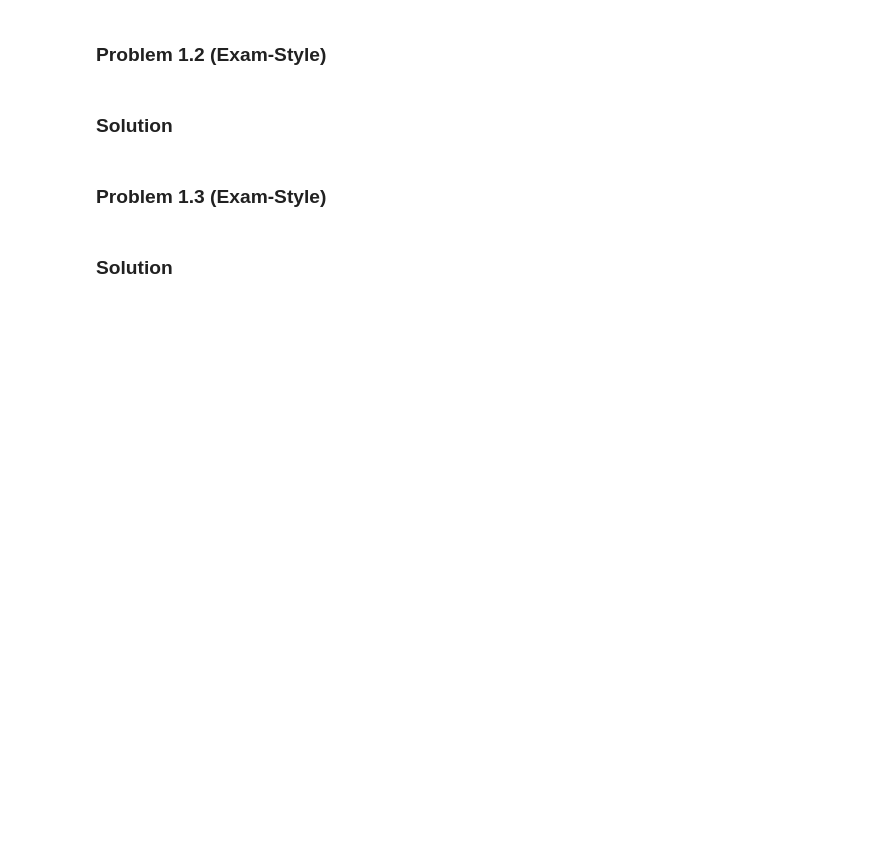
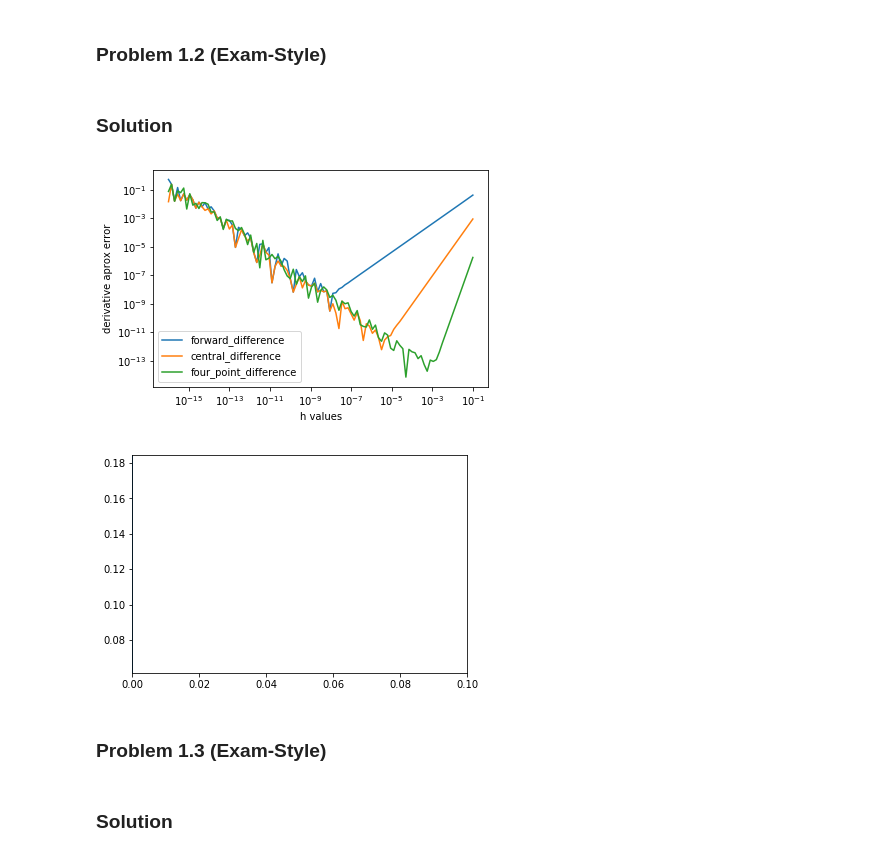
Before and after one commit to amanmibra/cs371, a Jupyter notebook: homework05/homework05.ipynb, the cells around one changed output. Saved outputs shown, nothing was run; the diff lists cells and outputs as text; code cells hidden in the pictures; blank space fills up the shorter version.

```diff
--- a/homework05/homework05.ipynb
+++ b/homework05/homework05.ipynb
@@ -35,6 +49,29 @@ def error(method, f, d, x):
 ### Problem 1.2 (Exam-Style)
 # %% [markdown]
 ### Solution
+# %%
+def central_difference(f, x, h=1.e-5):
+    assert h > 0, 'h must be positive'
+    return ((f(x + h) - f(x - h)) / (2 * h))
+
+def four_point_difference(f, x, h=1.e-5):
+    assert h > 0, 'h must be positive'
+    return (-f(x + 2*h) + 8*f(x+h) - 8*f(x-h) + f(x-2*h)) / (12*h)
+
+y0, x0, label0 = error(forward_difference, function, derivative, 1)
+y1, x1, label1 = error(central_difference, function, derivative, 1)
+y2, x2, label2 = error(four_point_difference, function, derivative, 1)
+
+plt.loglog(x0, y0, label=label0)
+plt.loglog(x1, y1, label=label1)
+plt.loglog(x2, y2, label=label2)
+plt.legend()
+plt.xlabel('h values')
+plt.ylabel('derivative aprox error')
+plt.show()
+# %% [output]
+[figure, added]
+[figure, added]
 # %% [markdown]
 ### Problem 1.3 (Exam-Style)
 # %% [markdown]
```
Also changed, not shown: parts of 2 cells of this notebook.
